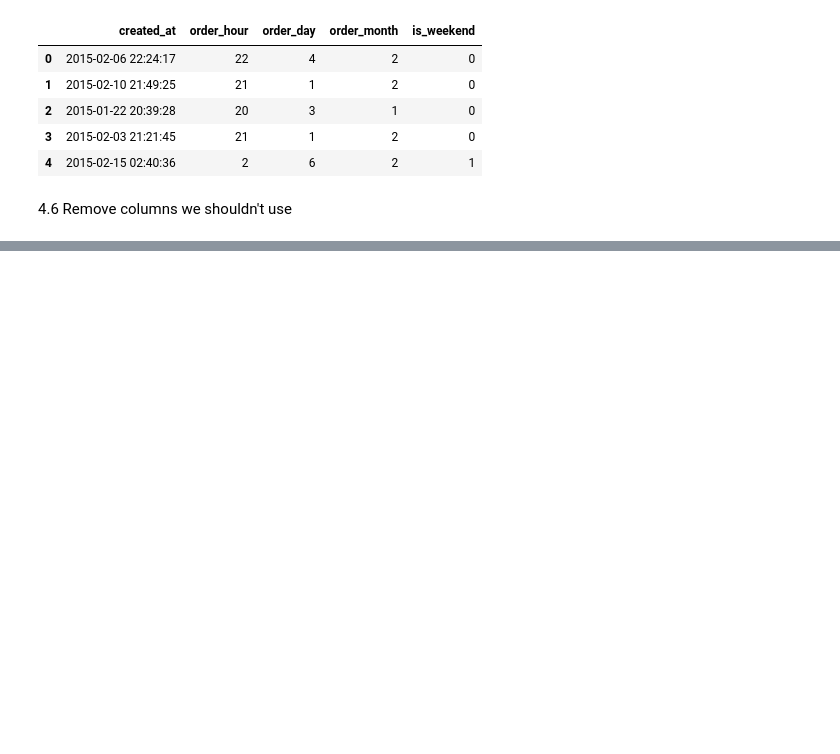
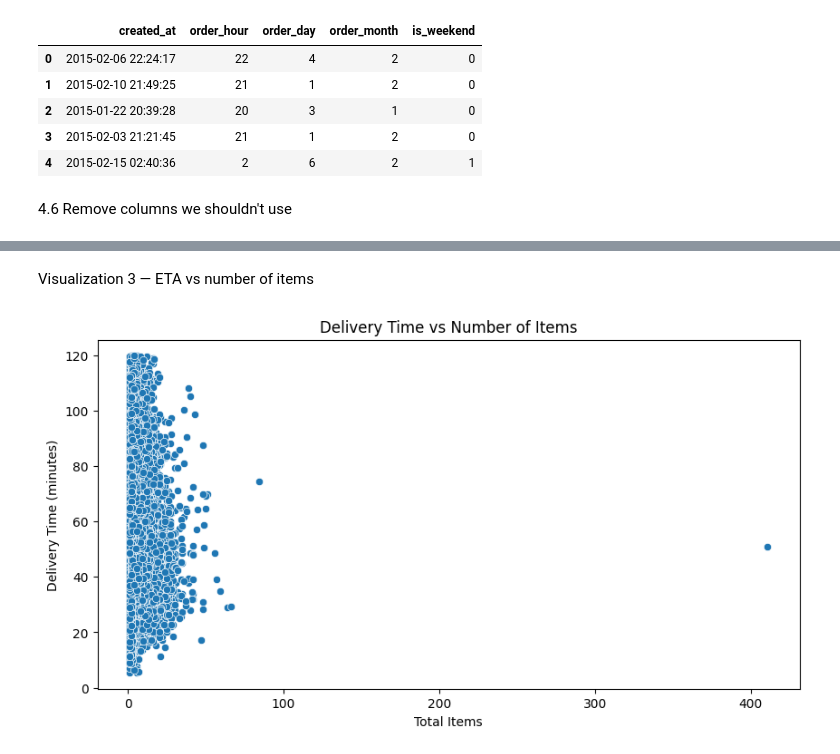
Before and after one commit to code-with-khushi26/Food-Delivery-ETA, a Jupyter notebook: main.ipynb, the cells around one changed output, grey strips where cells are left out. Drawn from its saved outputs; the diff is of its cells as text; code cells hidden in the pictures; blank space fills up the shorter version.

```diff
--- a/main.ipynb
+++ b/main.ipynb
@@ -189,0 +225,17 @@ y = df['delivery_time_minutes']
+# %% [markdown]
+Visualization 3 — ETA vs number of items
+# %%
+plt.figure(figsize=(10,5))
+
+sns.scatterplot(
+    data=df,
+    x='total_items',
+    y='delivery_time_minutes'
+)
+
+plt.title("Delivery Time vs Number of Items")
+plt.xlabel("Total Items")
+plt.ylabel("Delivery Time (minutes)")
+plt.show()
+# %% [output]
+[figure, added]
```
Also changed, not shown: parts of 9 cells of this notebook.
